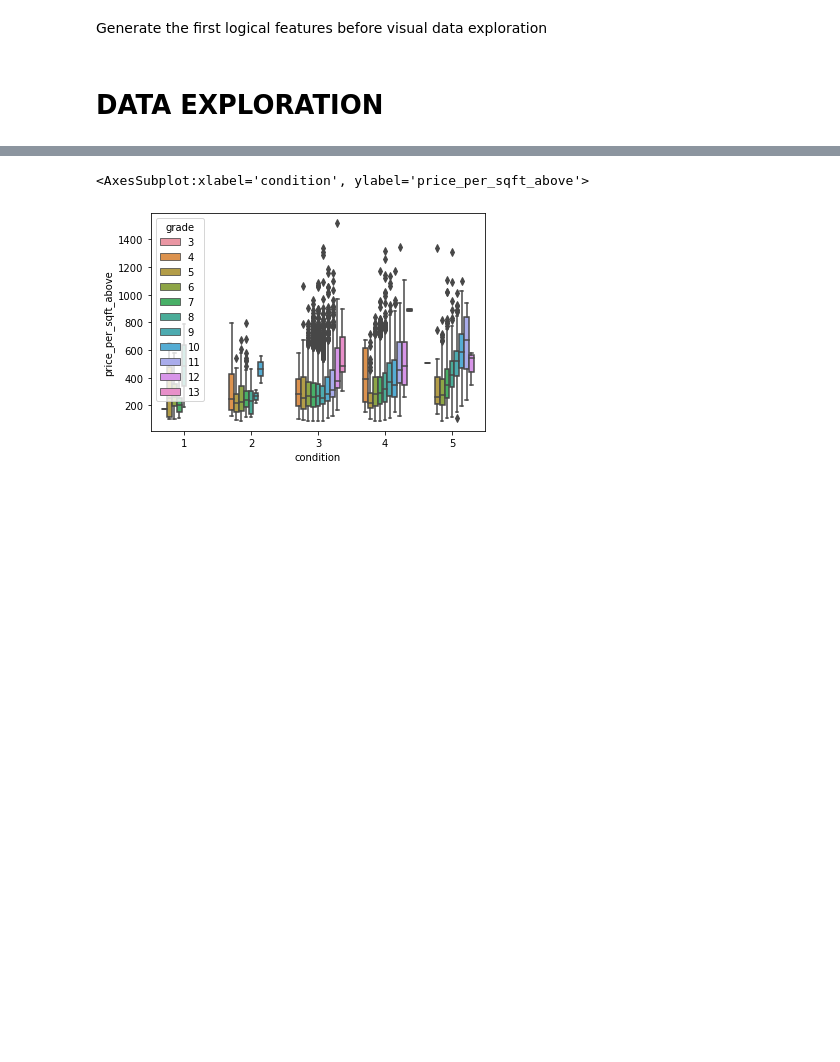
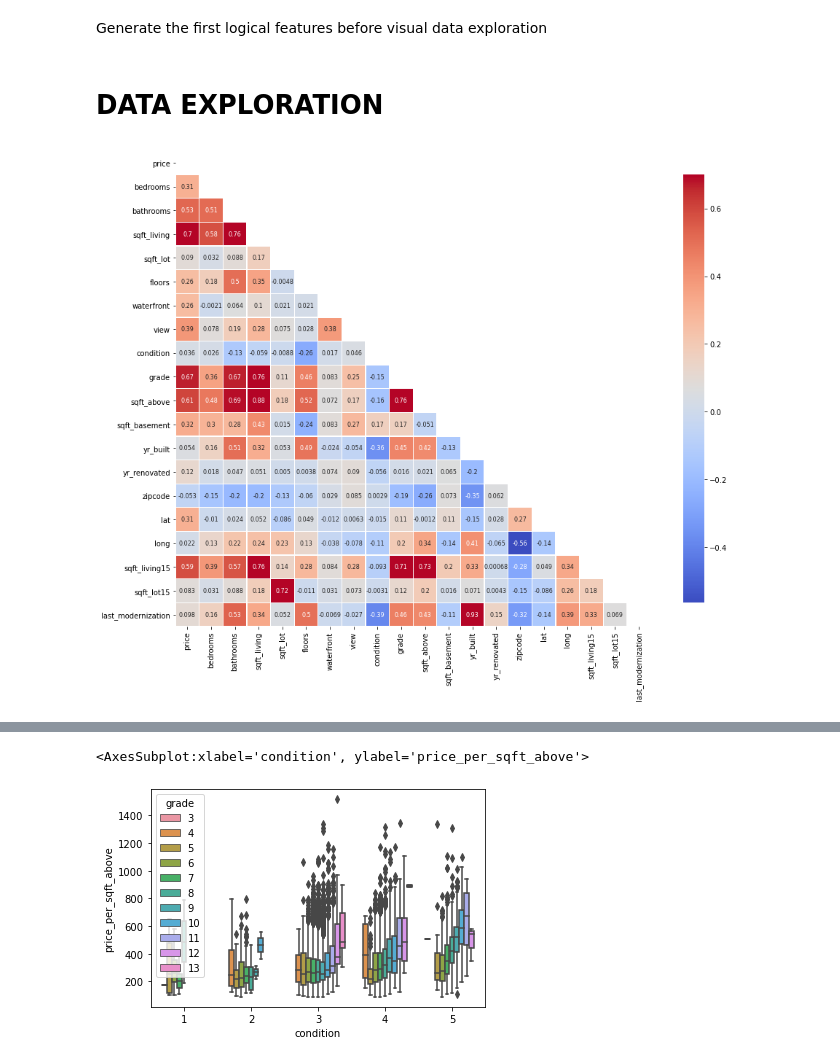
Before and after one commit to captaincurry94/real_estate_prediction_project, a Jupyter notebook: real_estate_price_prediction.ipynb, the cells around one changed output, grey strips where cells are left out. Drawn from its saved outputs; the diff is of its cells as text; code cells hidden in the pictures; blank space fills up the shorter version.

```diff
--- a/real_estate_price_prediction.ipynb
+++ b/real_estate_price_prediction.ipynb
@@ -45,3 +58,16 @@ sqft_living15    21597 non-null int64
 sqft_lot15       21597 non-null int64
 dtypes: float64(8), int64(11), object(2)
 memory usage: 3.5+ MB
+# %%
+print(len(df[df.sqft_basement == '?']))
+#change all values in sqft_basement to numeric format and non-numbers to
+df['sqft_basement']= df.sqft_basement.replace('?',0)
+df.sqft_basement = pd.to_numeric(df.sqft_basement, errors='coerce')
+
+#fill NaN fields for waterfront, view and yr_renovated with zeros (which is the most likely default value)
+df['waterfront'] = df['waterfront'].fillna(0)
+df['view'] = df['view'].fillna(0)
+df['yr_renovated'] = df['yr_renovated'].fillna(0)
+
+#see if any NaN values are left in the dataset
+df.isna().any()
@@ -52,4 +97,19 @@ Generate the first logical features before visual data exploration
 df['last_modernization'] = [renovated if renovated > built else built for idx, built, renovated in df[['yr_built', 'yr_renovated']].itertuples()]
 # %% [markdown]
 # DATA EXPLORATION
+# %%
+#create list of features
+features = df.columns.drop('id')
+# %%
+#create heatmap with correlations
+X_dum=pd.get_dummies(df[features])
+mask = np.triu(X_dum.corr())
+
+fig, ax = plt.subplots(figsize=(16, 12))
+
+sns.heatmap(df[features].corr(),linewidths=0.25,vmax=0.7,square=True,cmap='coolwarm', #"BuGn_r" to reverse
+        linecolor='w',annot=True,annot_kws={"size":8},mask=mask,cbar_kws={"shrink": .9});
+plt.savefig('output/correlogram_1.png')
+# %% [output]
+[figure, added]
 # %%
```
Also changed, not shown: parts of 34 cells of this notebook, 1 other file.
